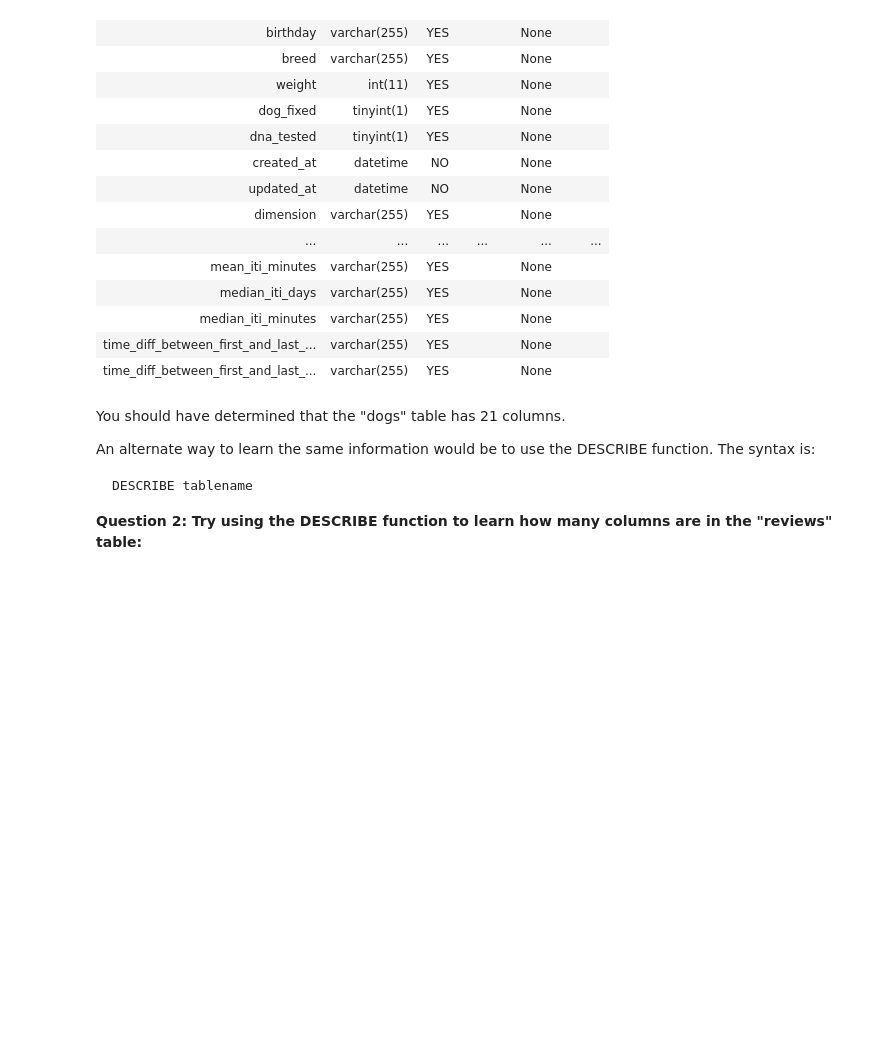
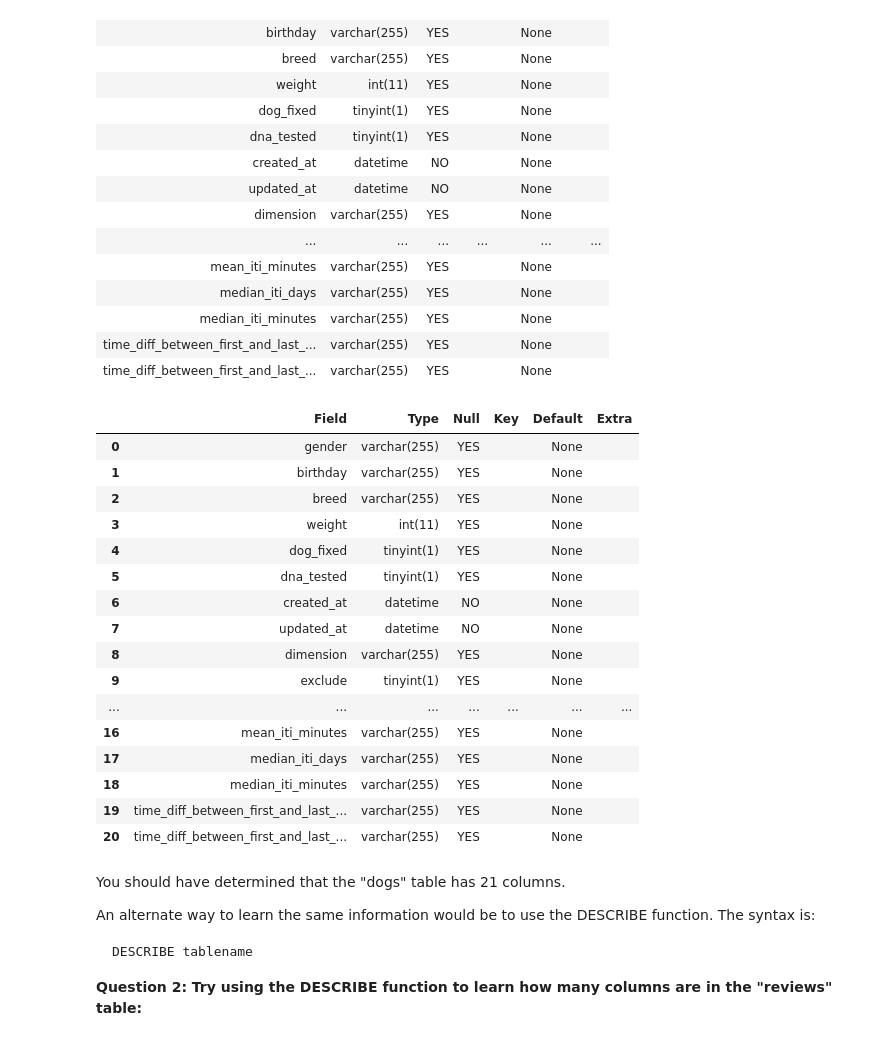
Before and after one commit to dennislamcv1/DukeExcelMySQL, a Jupyter notebook: Managing Big Data with MySQL/MySQL_Exercise_01_Looking_at_Your_Data.ipynb, the cells around one changed output. Cells and saved outputs as stored; diff of their text form; code cells hidden in the pictures; blank space fills up the shorter version.

```diff
--- a/Managing Big Data with MySQL/MySQL_Exercise_01_Looking_at_Your_Data.ipynb
+++ b/Managing Big Data with MySQL/MySQL_Exercise_01_Looking_at_Your_Data.ipynb
@@ -160,6 +184,26 @@ https://dev.mysql.com/doc/refman/5.7/en/keywords.html
 | median_iti_minutes | varchar(255) | YES |  | None |  |
 | time_diff_between_first_and_last_... | varchar(255) | YES |  | None |  |
 | time_diff_between_first_and_last_... | varchar(255) | YES |  | None |  |
+# %%
+pd.read_sql_query("SHOW columns FROM dogs", mydb)
+# %% [output]
+|  | Field | Type | Null | Key | Default | Extra |
+| 0 | gender | varchar(255) | YES |  | None |  |
+| 1 | birthday | varchar(255) | YES |  | None |  |
+| 2 | breed | varchar(255) | YES |  | None |  |
+| 3 | weight | int(11) | YES |  | None |  |
+| 4 | dog_fixed | tinyint(1) | YES |  | None |  |
+| 5 | dna_tested | tinyint(1) | YES |  | None |  |
+| 6 | created_at | datetime | NO |  | None |  |
+| 7 | updated_at | datetime | NO |  | None |  |
+| 8 | dimension | varchar(255) | YES |  | None |  |
+| 9 | exclude | tinyint(1) | YES |  | None |  |
+| ... | ... | ... | ... | ... | ... | ... |
+| 16 | mean_iti_minutes | varchar(255) | YES |  | None |  |
+| 17 | median_iti_days | varchar(255) | YES |  | None |  |
+| 18 | median_iti_minutes | varchar(255) | YES |  | None |  |
+| 19 | time_diff_between_first_and_last_... | varchar(255) | YES |  | None |  |
+| 20 | time_diff_between_first_and_last_... | varchar(255) | YES |  | None |  |
 # %% [markdown]
 You should have determined that the "dogs" table has 21 columns.
 
```
Also changed, not shown: parts of 34 cells of this notebook, 1 other file.
